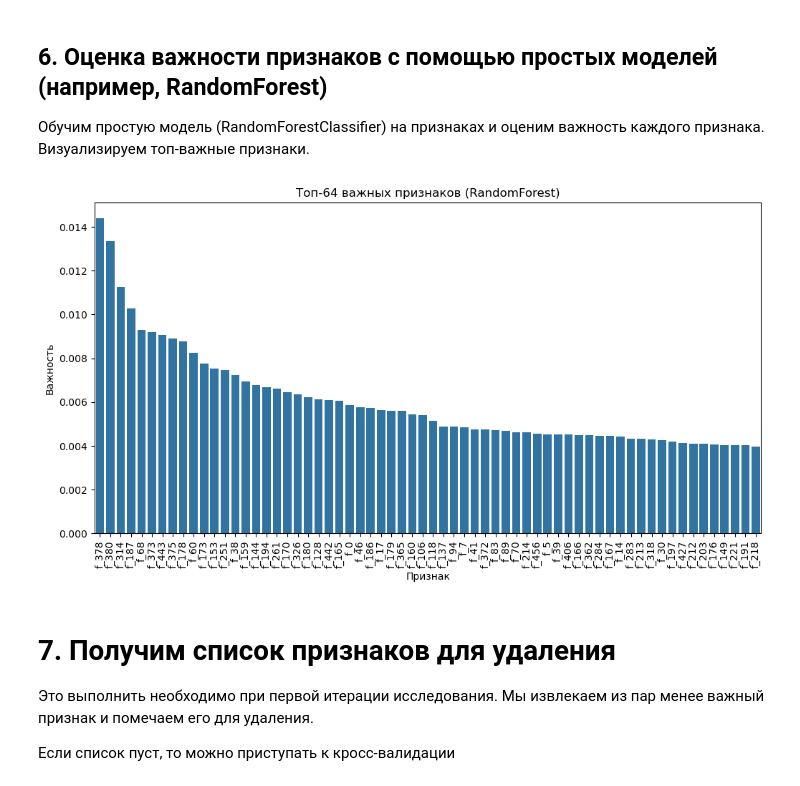
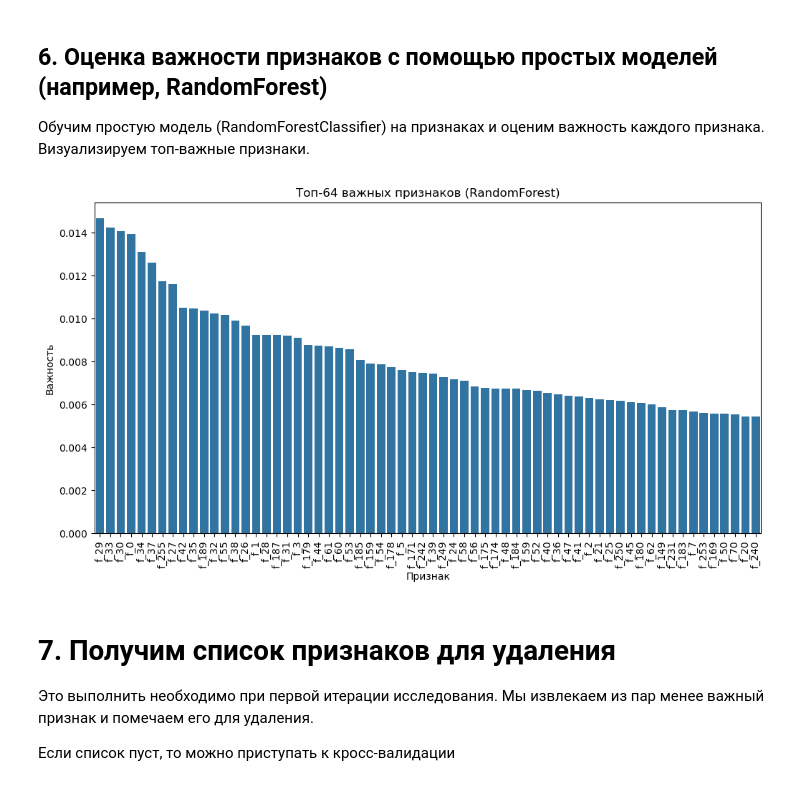
Before and after one commit to SergeyKrasnoslobodtsev/3d_recognition_analisis, a Jupyter notebook: notebooks/v1.1_brep_extractor.ipynb, the cells around one changed output. Cells and saved outputs as stored; diff of their text form; code cells hidden in the pictures.

```diff
--- a/notebooks/v1.1_brep_extractor.ipynb
+++ b/notebooks/v1.1_brep_extractor.ipynb
@@ -60,7 +42,7 @@ STEP shape загружен: True
 Применим `BrepExtractor` для извлечения векторов признаков для всех моделей в датасете. Сохраним результаты в DataFrame.
 # %%
 # Инициализация экстрактора
-extractor = BrepExtractor()
+extractor = BrepExtractor(output_mode='pooled')
 
 # Список для хранения результатов
 feature_vectors = []
@@ -110,11 +92,11 @@ df_features["model_id"] = model_ids
 # по результатам первого анализа
 # Удаляем признаки: ['f_6', 'f_2', 'f_6', 'f_19', 'f_8', 'f_19', 'f_23', 'f_19', 'f_29', 'f_22', 'f_43', 'f_28', 'f_43', 'f_40', 'f_49', 'f_69', 'f_143', 'f_164', 'f_76', 'f_86', 'f_90', 'f_111', 'f_124', 'f_91', 'f_125', 'f_116', 'f_109', 'f_96', 'f_111', 'f_124', 'f_125', 'f_107', 'f_108', 'f_108', 'f_109', 'f_124', 'f_154', 'f_164', 'f_185', 'f_158', 'f_171', 'f_146', 'f_163', 'f_151', 'f_154', 'f_188', 'f_171', 'f_185', 'f_168', 'f_188', 'f_196', 'f_196', 'f_202', 'f_195', 'f_208', 'f_216', 'f_216', 'f_224', 'f_217', 'f_216', 'f_208', 'f_224', 'f_229', 'f_210', 'f_219', 'f_216', 'f_224', 'f_229', 'f_227', 'f_220', 'f_229', 'f_234', 'f_227', 'f_230', 'f_229', 'f_232', 'f_237', 'f_232', 'f_235', 'f_240', 'f_234', 'f_237', 'f_229', 'f_238', 'f_231', 'f_237', 'f_240', 'f_234', 'f_240', 'f_235', 'f_238', 'f_240', 'f_248', 'f_248', 'f_247', 'f_244', 'f_247', 'f_323', 'f_329', 'f_481', 'f_492', 'f_494', 'f_495', 'f_494', 'f_495', 'f_497', 'f_498', 'f_497', 'f_498', 'f_498', 'f_500', 'f_499', 'f_502', 'f_500', 'f_502', 'f_502', 'f_504']
 
-df_features = df_features.drop(columns=[
-    'f_6', 'f_2', 'f_6', 'f_19', 'f_8', 'f_19', 'f_23', 'f_19', 'f_29', 'f_22', 'f_43', 'f_28', 'f_43', 'f_40', 'f_49', 'f_69', 'f_143', 'f_164', 'f_76', 'f_86', 'f_90', 'f_111', 'f_124', 'f_91', 'f_125', 'f_116', 'f_109', 'f_96', 'f_111', 'f_124', 'f_125', 'f_107', 'f_108', 'f_108', 'f_109', 'f_124', 'f_154', 'f_164', 'f_185', 'f_158', 'f_171', 'f_146', 'f_163', 'f_151', 'f_154', 'f_188', 'f_171', 'f_185', 'f_168', 'f_188', 'f_196', 'f_196', 'f_202', 'f_195', 'f_208', 'f_216', 'f_216', 'f_224', 'f_217', 'f_216', 'f_208', 'f_224', 'f_229', 'f_210', 'f_219', 'f_216', 'f_224', 'f_229', 'f_227', 'f_220', 'f_229', 'f_234', 'f_227', 'f_230', 'f_229', 'f_232', 'f_237', 'f_232', 'f_235', 'f_240', 'f_234', 'f_237', 'f_229', 'f_238', 'f_231', 'f_237', 'f_240', 'f_234', 'f_240', 'f_235', 'f_238', 'f_240', 'f_248', 'f_248', 'f_247', 'f_244', 'f_247', 'f_323', 'f_329', 'f_481', 'f_492', 'f_494', 'f_495', 'f_494', 'f_495', 'f_497', 'f_498', 'f_497', 'f_498', 'f_498', 'f_500', 'f_499', 'f_502', 'f_500', 'f_502', 'f_502', 'f_504'
-])
+# df_features = df_features.drop(columns=[
+#     'f_6', 'f_2', 'f_6', 'f_19', 'f_8', 'f_19', 'f_23', 'f_19', 'f_29', 'f_22', 'f_43', 'f_28', 'f_43', 'f_40', 'f_49', 'f_69', 'f_143', 'f_164', 'f_76', 'f_86', 'f_90', 'f_111', 'f_124', 'f_91', 'f_125', 'f_116', 'f_109', 'f_96', 'f_111', 'f_124', 'f_125', 'f_107', 'f_108', 'f_108', 'f_109', 'f_124', 'f_154', 'f_164', 'f_185', 'f_158', 'f_171', 'f_146', 'f_163', 'f_151', 'f_154', 'f_188', 'f_171', 'f_185', 'f_168', 'f_188', 'f_196', 'f_196', 'f_202', 'f_195', 'f_208', 'f_216', 'f_216', 'f_224', 'f_217', 'f_216', 'f_208', 'f_224', 'f_229', 'f_210', 'f_219', 'f_216', 'f_224', 'f_229', 'f_227', 'f_220', 'f_229', 'f_234', 'f_227', 'f_230', 'f_229', 'f_232', 'f_237', 'f_232', 'f_235', 'f_240', 'f_234', 'f_237', 'f_229', 'f_238', 'f_231', 'f_237', 'f_240', 'f_234', 'f_240', 'f_235', 'f_238', 'f_240', 'f_248', 'f_248', 'f_247', 'f_244', 'f_247', 'f_323', 'f_329', 'f_481', 'f_492', 'f_494', 'f_495', 'f_494', 'f_495', 'f_497', 'f_498', 'f_497', 'f_498', 'f_498', 'f_500', 'f_499', 'f_502', 'f_500', 'f_502', 'f_502', 'f_504'
+# ])
 
-feature_names = df_features.columns.tolist()
+# feature_names = df_features.columns.tolist()
 print('Shape vector:', df_features.shape)
 df_features.head()
 # %% [output]
@@ -232,27 +216,27 @@ plt.show()
 # %%
 # Обучение RandomForest для оценки важности признаков
 clf = RandomForestClassifier(n_estimators=100, random_state=42)
-clf.fit(X, y)
+clf.fit(X_scaled, y)
 
 importances = clf.feature_importances_
 indices = np.argsort(importances)[::-1]
 
 # Визуализация топ-n признаков
 top_n = min(64, len(feature_names))
 top_indices = [i for i in indices if i < len(feature_names)][:top_n]
 
 plt.figure(figsize=(12, 6))
 sns.barplot(
     x=[feature_names[i] for i in top_indices],
     y=importances[top_indices]
 )
 plt.title(f"Топ-{top_n} важных признаков (RandomForest)")
 plt.ylabel("Важность")
 plt.xlabel("Признак")
 plt.xticks(rotation=90)
 plt.show()
 # %% [output]
-[figure, old version]
+[figure, new version]
 # %% [markdown]
 # 7. Получим список признаков для удаления
 
```
Also changed, not shown: parts of 21 cells of this notebook, 28 other files.
